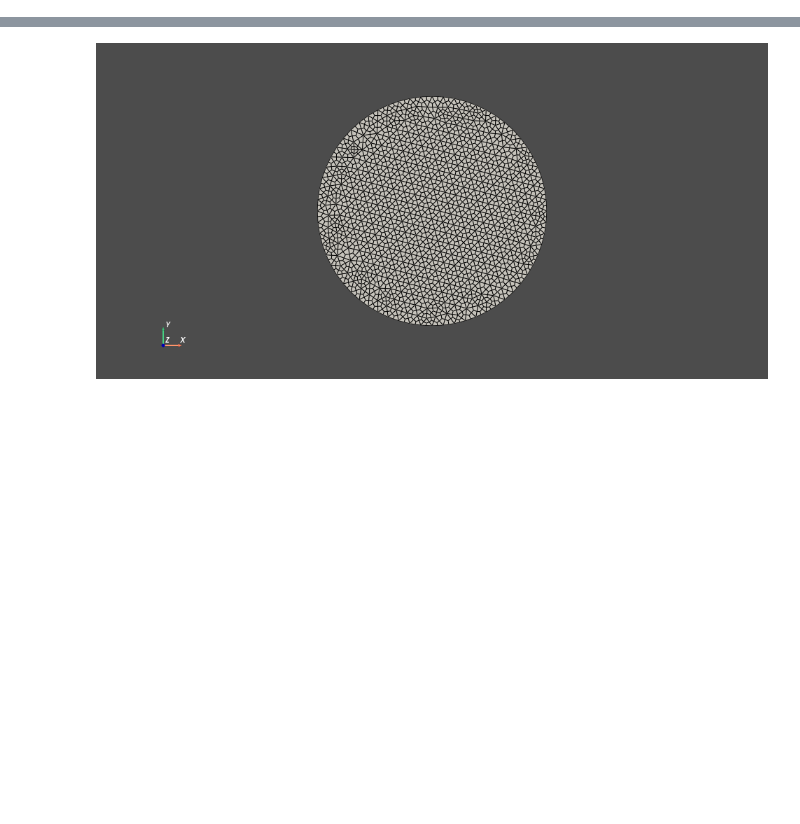
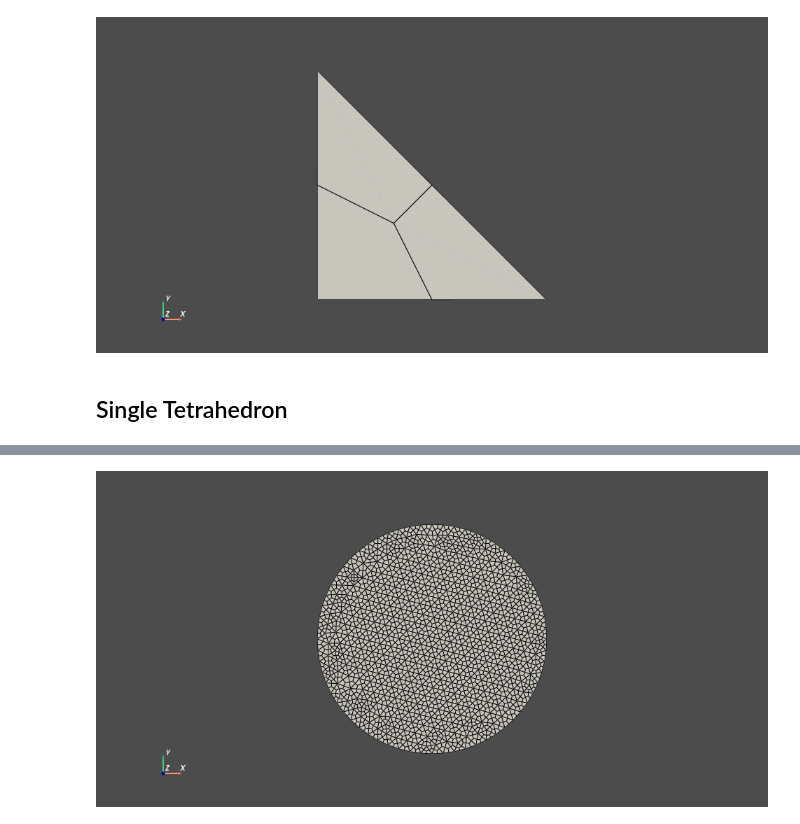
Before and after one commit to mabilton/tetridiv, a Jupyter notebook: examples/test_cases.ipynb, the cells around one changed output, grey strips where cells are left out. Drawn from its saved outputs; the diff is of its cells as text; code cells hidden in the pictures; blank space fills up the shorter version.

```diff
--- a/examples/simple_shapes.ipynb
+++ b/examples/test_cases.ipynb
@@ -34,0 +76,7 @@ show_args = {}
+# %%
+p = plot_mesh(one_tri_div)
+p.show(**show_args)
+# %% [output]
+[figure, added]
+# %% [markdown]
+## Single Tetrahedron
```
Also changed, not shown: parts of 45 cells of this notebook, 23 other files.
